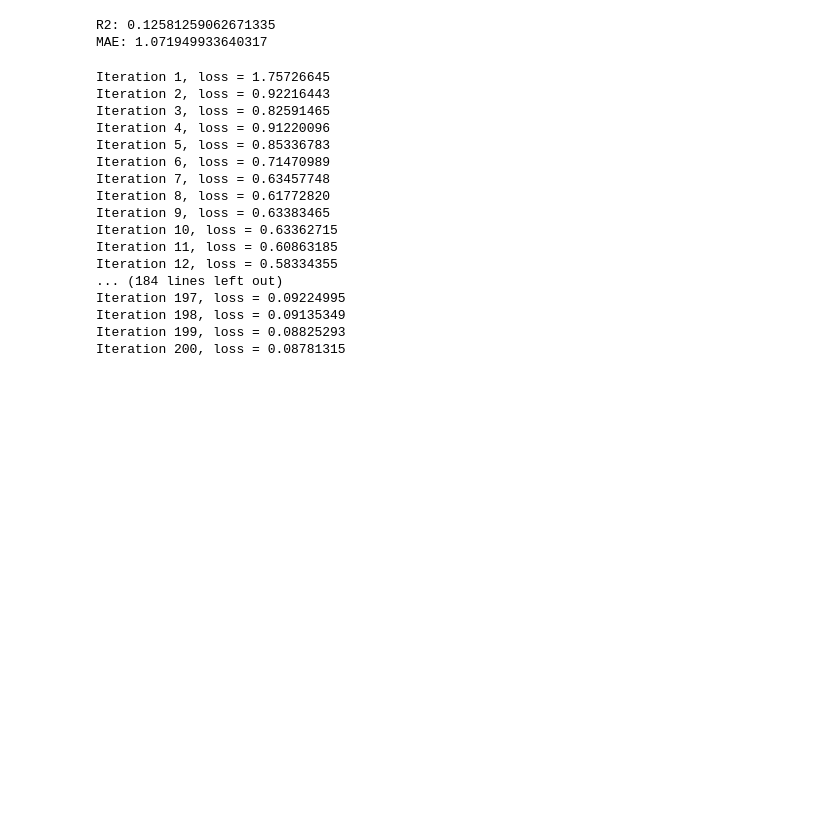
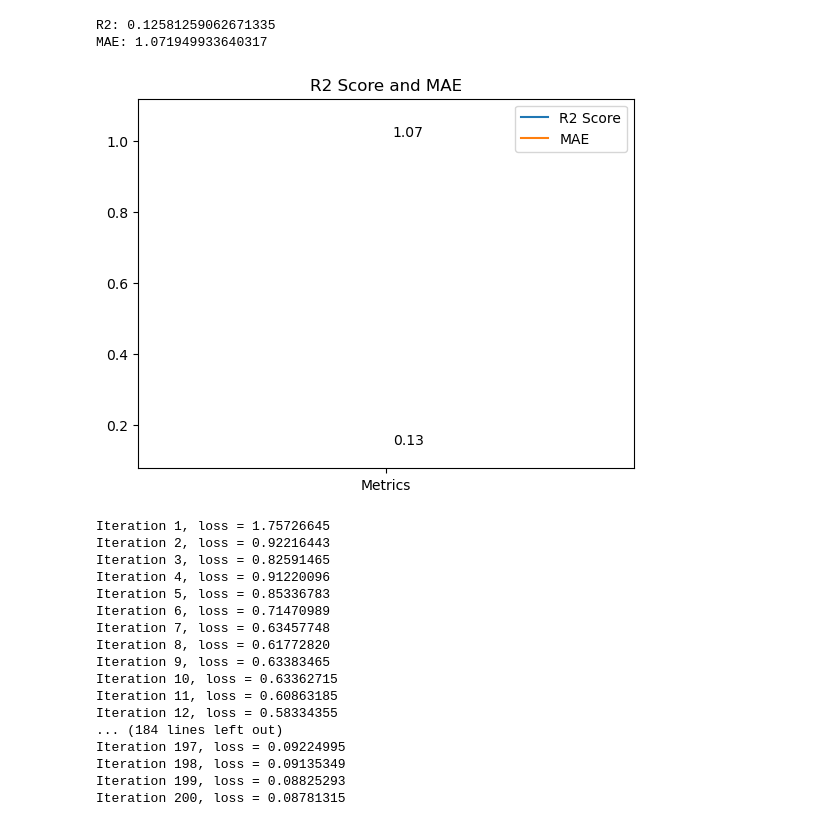
Before and after one commit to jeffreyreeve/capstone-premier-league-predictor, a Jupyter notebook: notebooks/neural_network.ipynb, the cells around one changed output. Cells and saved outputs as stored; diff of their text form; code cells hidden in the pictures; blank space fills up the shorter version.

```diff
--- a/notebooks/neural_network.ipynb
+++ b/notebooks/neural_network.ipynb
@@ -191,6 +194,30 @@ print(f'MAE: {mean_absolute_error(y_test, pipe.predict(X_test))}')
 # %% [output]
 R2: 0.12581259062671335
 MAE: 1.071949933640317
+# %%
+r2_scores = [0.12581259062671335]
+mae_values = [1.071949933640317]
+
+fig, ax = plt.subplots()
+
+ax.plot(np.arange(len(r2_scores)), r2_scores, label='R2 Score')
+ax.plot(np.arange(len(mae_values)), mae_values, label='MAE')
+
+ax.set_xticks(np.arange(len(r2_scores)))
+ax.set_xticklabels(['Metrics'])
+
+ax.legend()
+
+for i, r2 in enumerate(r2_scores):
+    ax.annotate(f'{r2:.2f}', (i, r2), xytext=(5, 5), textcoords='offset points')
+for i, mae in enumerate(mae_values):
+    ax.annotate(f'{mae:.2f}', (i, mae), xytext=(5, -15), textcoords='offset points')
+
+ax.set_title('R2 Score and MAE')
+
+plt.show()
+# %% [output]
+[figure, added]
 # %%
 X = data[['Date', 'Time', 'TeamH', 'TeamA', 'FTR', 'HTR', 'Referee', 'B365H', 'B365D', 'B365A', 'BWH', 'BWD', 'BWA', 'IWH', 'IWD', 'IWA',
           'PSH', 'PSD', 'PSA', 'WHH','WHD', 'WHA', 'VCH', 'VCD', 'VCA', 'MaxH', 'MaxD', 'MaxA','AvgH', 'AvgD', 'AvgA', 'B365>2.5',
```
Also changed, not shown: parts of 55 cells of this notebook.
